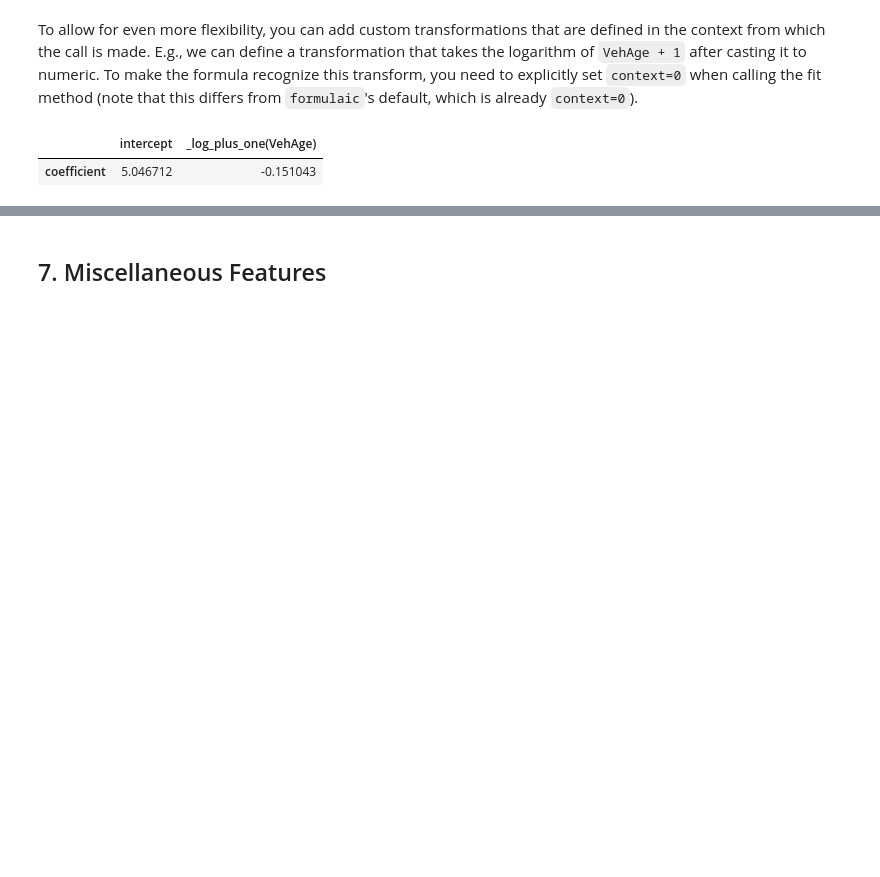
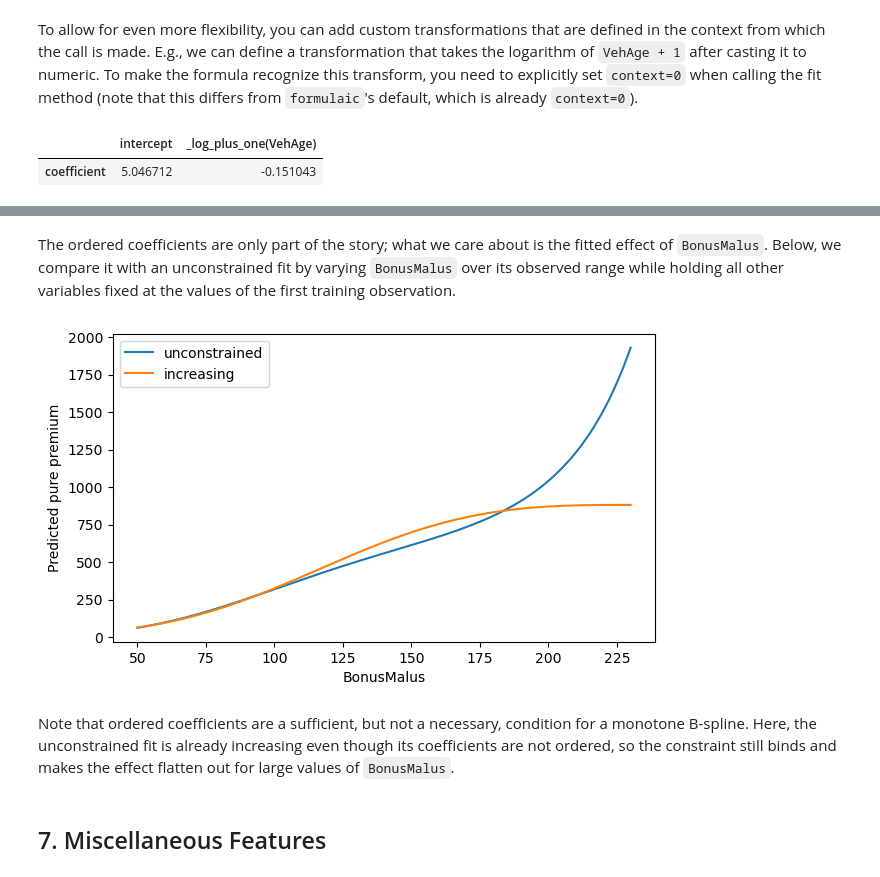
Before and after one commit to Quantco/glum, a Jupyter notebook: docs/tutorials/formula_interface/formula_interface.ipynb, the cells around one changed output, grey strips where cells are left out. Drawn from its saved outputs; the diff is of its cells as text; code cells hidden in the pictures; blank space fills up the shorter version.

```diff
--- a/docs/tutorials/formula_interface/formula_interface.ipynb
+++ b/docs/tutorials/formula_interface/formula_interface.ipynb
@@ -332,3 +335,30 @@ pd.DataFrame({"coefficient": bm_coefs}, index=bm_names).T
+# %% [markdown]
+The ordered coefficients are only part of the story; what we care about is the fitted effect of `BonusMalus`. Below, we compare it with an unconstrained fit by varying `BonusMalus` over its observed range while holding all other variables fixed at the values of the first training observation.
+# %%
+t_glm_unconstrained = GeneralizedLinearRegressor(
+    family=TweedieDist,
+    alpha=0.001,
+    l1_ratio=0,
+    fit_intercept=True,
+    formula=formula_mono,
+    max_iter=500,
+)
+t_glm_unconstrained.fit(df_train, sample_weight=df["Exposure"].values[train])
+
+bm_grid = np.linspace(df_train["BonusMalus"].min(), df_train["BonusMalus"].max(), 200)
+df_grid = df_train.iloc[[0] * len(bm_grid)].assign(BonusMalus=bm_grid)
+
+fig, ax = plt.subplots(figsize=(7, 4))
+ax.plot(bm_grid, t_glm_unconstrained.predict(df_grid), label="unconstrained")
+ax.plot(bm_grid, t_glm_mono.predict(df_grid), label="increasing")
+ax.set_xlabel("BonusMalus")
+ax.set_ylabel("Predicted pure premium")
+ax.legend()
+plt.show()
+# %% [output]
+[figure, added]
+# %% [markdown]
+Note that ordered coefficients are a sufficient, but not a necessary, condition for a monotone B-spline. Here, the unconstrained fit is already increasing even though its coefficients are not ordered, so the constraint still binds and makes the effect flatten out for large values of `BonusMalus`.
 # %% [markdown]
 ## 7. Miscellaneous Features<a class="anchor"></a>
 # %% [markdown]
```
Also changed, not shown: parts of 2 cells of this notebook, 5 other files.
